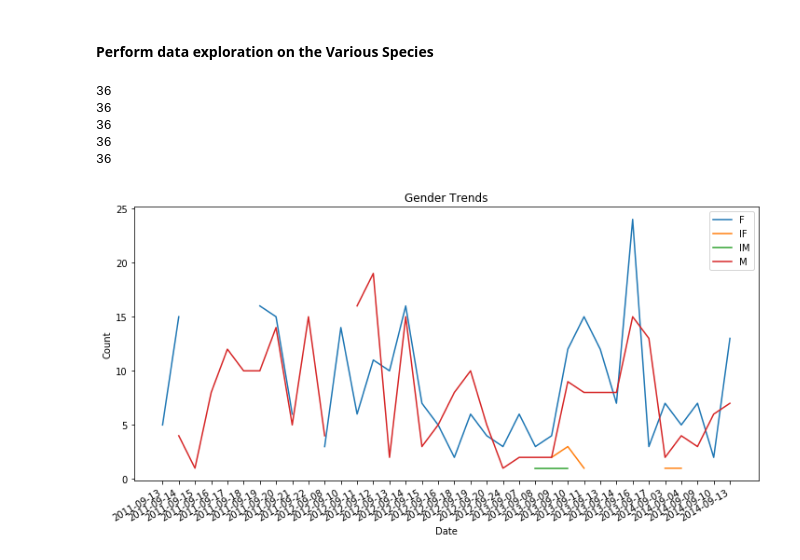
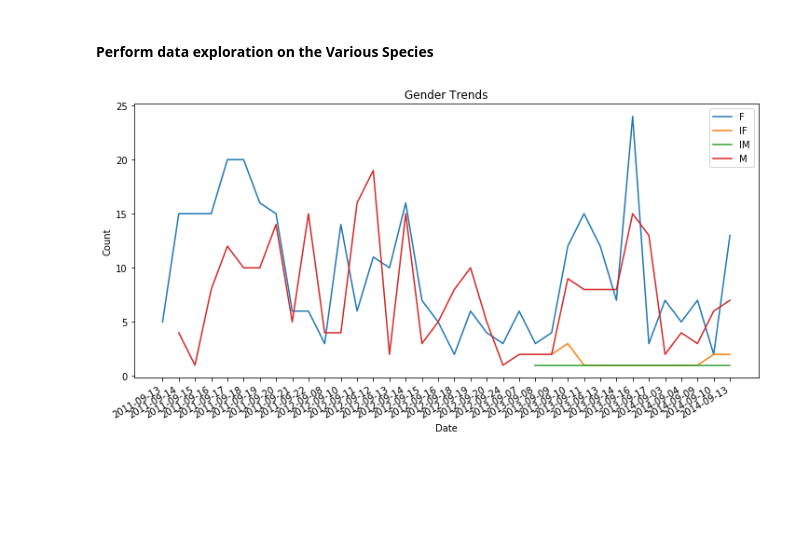
Before and after one commit to Christopher-Wang/OpenGovernment, a Jupyter notebook: OilSands-WildFish_Health.ipynb, the cells around one changed output. Cells and saved outputs as stored; diff of their text form; code cells hidden in the pictures; blank space fills up the shorter version.

```diff
--- a/OilSands-WildFish_Health.ipynb
+++ b/OilSands-WildFish_Health.ipynb
@@ -38,24 +38,18 @@ sex = sex.drop(['Sex (M=Male; F=Female; I=Indeterminate; IM=Immature Male; IF=Im
 # %%
 plt.rcParams['figure.figsize'] = [12, 6]
 fig, ax = plt.subplots(nrows = 1, ncols = 1)
 
 dates = sex['Date'].unique()
-print(len(dates))
 for key, grp in sex.groupby(['Sex']):
     grp = pd.DataFrame(dates, columns=['Date']).merge(grp, how='left',on='Date')
-    print(len(grp))
+    grp = grp.fillna(method='ffill')
     ax.plot(grp['Date'], grp['Count'], label=key)
 
 fig.autofmt_xdate()
 ax.set_title('Gender Trends')
 ax.set_xlabel('Date')
 ax.set_ylabel('Count')
 plt.legend(loc='best')
 plt.show()
 # %% [output]
-36
-36
-36
-36
-36
-[figure, old version]
+[figure, new version]
```
Also changed, not shown: parts of 1 cell of this notebook.
